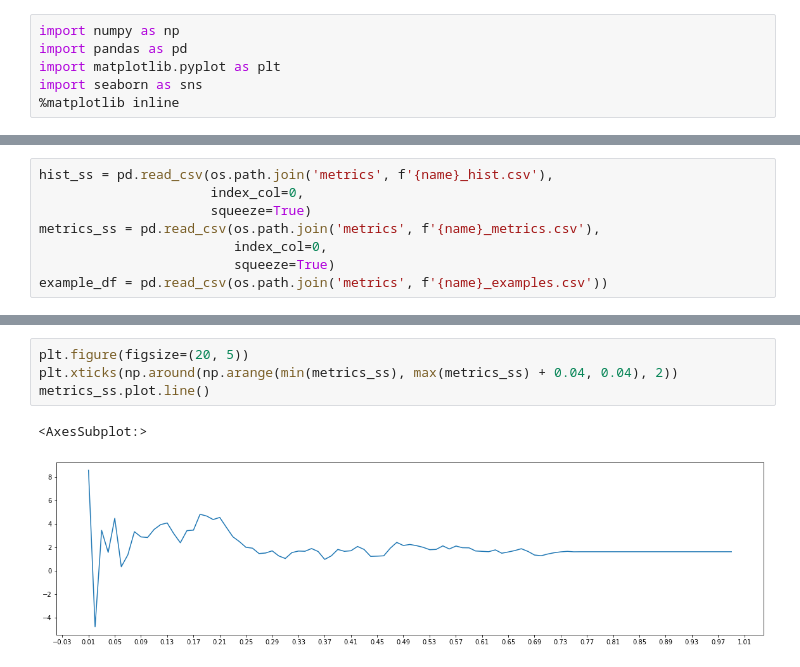
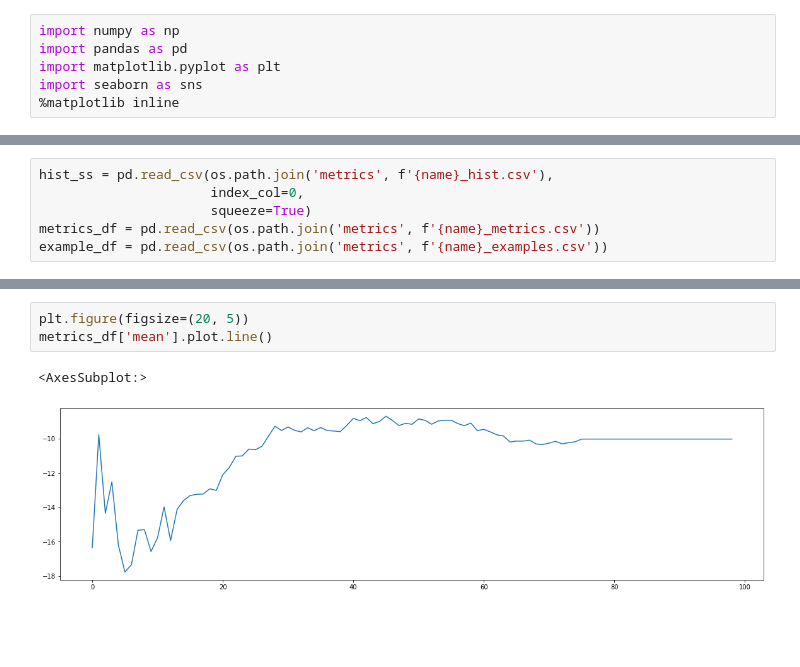
Before and after one commit to PashentsevW/hard-ml, a Jupyter notebook: final/eval.ipynb, the cells around one changed output, grey strips where cells are left out. Drawn from its saved outputs; the diff is of its cells as text; blank space fills up the shorter version.

```diff
--- a/final/eval.ipynb
+++ b/final/eval.ipynb
@@ -12,9 +12,7 @@ name = 'test'
 hist_ss = pd.read_csv(os.path.join('metrics', f'{name}_hist.csv'),
                       index_col=0,
                       squeeze=True)
-metrics_ss = pd.read_csv(os.path.join('metrics', f'{name}_metrics.csv'),
-                         index_col=0,
-                         squeeze=True)
+metrics_df = pd.read_csv(os.path.join('metrics', f'{name}_metrics.csv'))
 example_df = pd.read_csv(os.path.join('metrics', f'{name}_examples.csv'))
 # %%
 plt.figure(figsize=(20, 5))
@@ -25,7 +23,6 @@ hist_ss.plot.bar()
-# %%
-plt.figure(figsize=(20, 5))
-plt.xticks(np.around(np.arange(min(metrics_ss), max(metrics_ss) + 0.04, 0.04), 2))
-metrics_ss.plot.line()
-# %% [output]
-<AxesSubplot:>
-[figure, removed]
+# %%
+plt.figure(figsize=(20, 5))
+metrics_df['mean'].plot.line()
+# %% [output]
+<AxesSubplot:>
+[figure, added]
```
Also changed, not shown: parts of 5 cells of this notebook, 1 other file.
